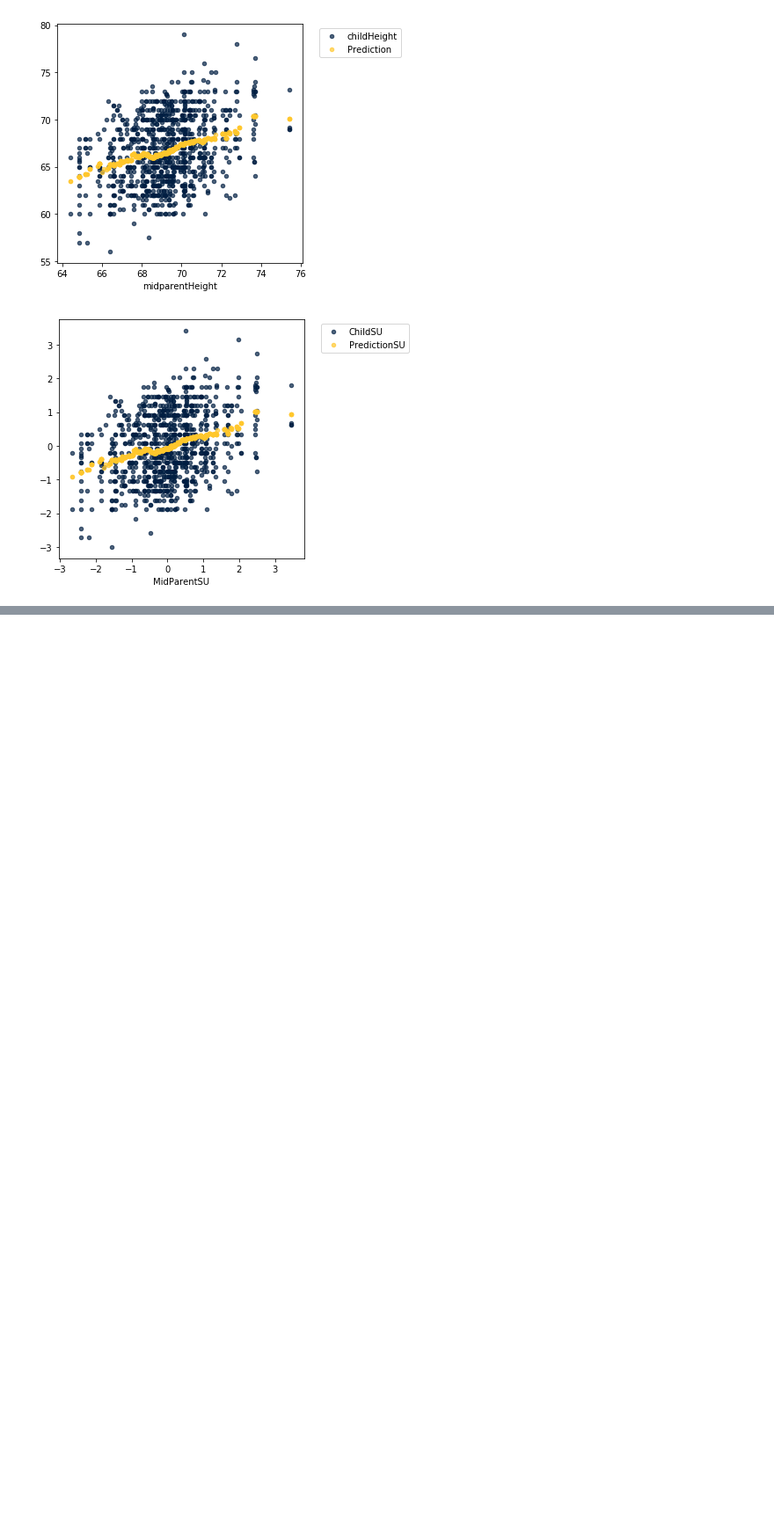
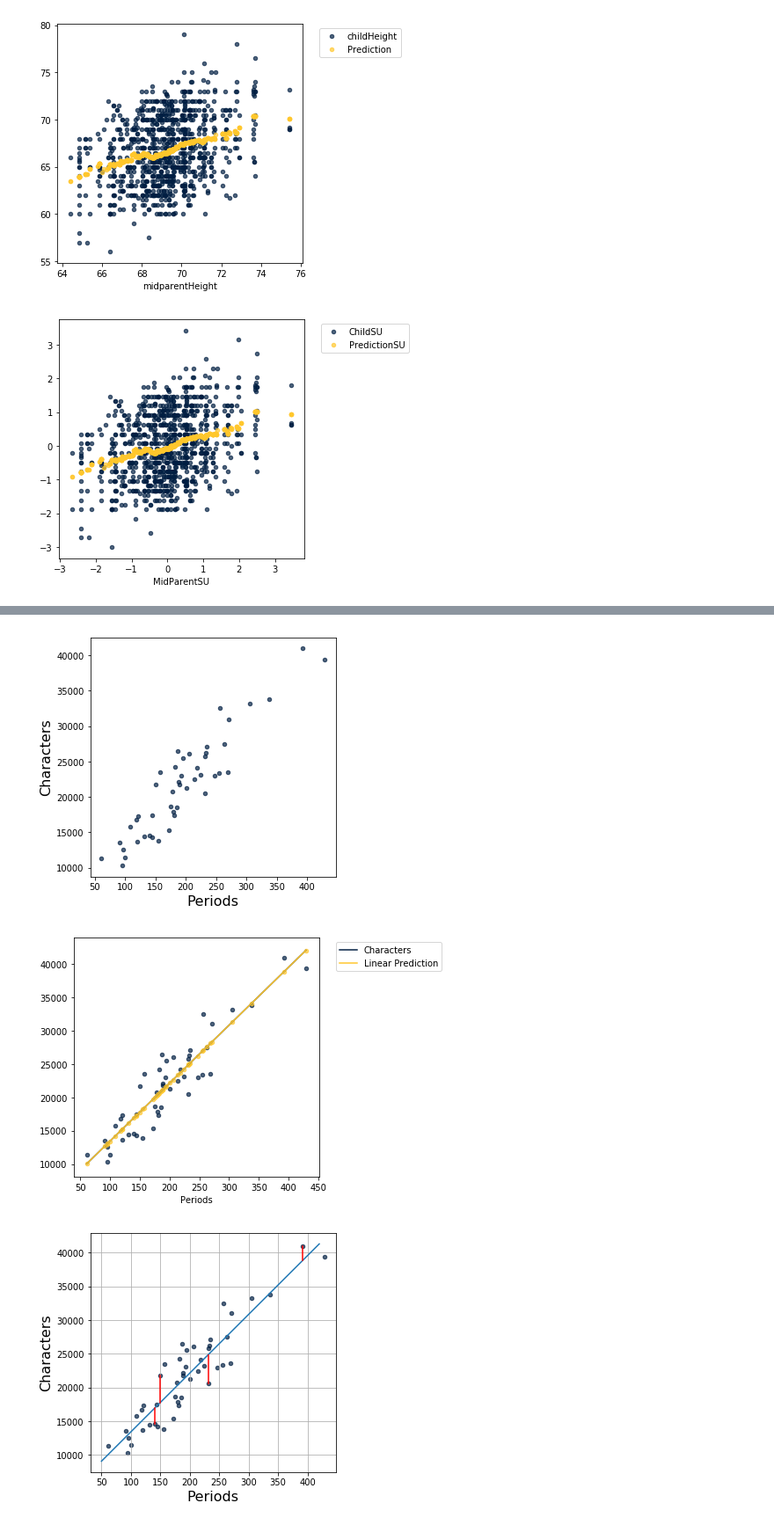
Before and after one commit to luxiaotong/DATA8, a Jupyter notebook: lec15.ipynb, the cells around one changed output, grey strips where cells are left out. Shown: that part at 88% size. Drawn from its saved outputs; the diff is of its cells as text; code cells hidden in the pictures; blank space fills up the shorter version.

```diff
--- a/lec15.ipynb
+++ b/lec15.ipynb
@@ -87,0 +107,62 @@ sn_prefix_table.group('sn_prefix')
+# %%
+# 15.3 The Method of Least Squares
+little_women = Table().read_table('little_women.csv')
+little_women = little_women.select('Periods', 'Characters')
+little_women.scatter('Periods', 'Characters')
+correlation(little_women, 'Periods', 'Characters')
+little_women = little_women.with_column(
+    'Linear Prediction', fit(little_women, 'Periods', 'Characters')
+)
+little_women.scatter('Periods', fit_line=True)
+
+actual = little_women.column('Characters')
+predicted = little_women.column('Linear Prediction')
+errors = actual - predicted
+little_women.with_column('Error', errors)
+
+def lw_errors(lw_reg_slope, lw_reg_intercept):
+    little_women.scatter('Periods', 'Characters')
+    plt.grid()
+
+    # Regression Line
+    x1 = 50
+    x2 = 420
+    y1 = lw_reg_slope * x1 + lw_reg_intercept
+    y2 = lw_reg_slope * x2 + lw_reg_intercept
+    plt.plot([x1, x2], [y1, y2])
+
+    #Error Line
+    x1 = 140
+    x2 = x1
+    y1 = 14622
+    y2 = lw_reg_slope * x2 + lw_reg_intercept
+    plt.plot([x1, x2], [y1, y2], color='red')
+
+    x1 = 150
+    x2 = x1
+    y1 = 21739
+    y2 = lw_reg_slope * x2 + lw_reg_intercept
+    plt.plot([x1, x2], [y1, y2], color='red')
+
+    x1 = 231
+    x2 = x1
+    y1 = 20558
+    y2 = lw_reg_slope * x2 + lw_reg_intercept
+    plt.plot([x1, x2], [y1, y2], color='red')
+
+    x1 = 392
+    x2 = x1
+    y1 = 40935
+    y2 = lw_reg_slope * x2 + lw_reg_intercept
+    plt.plot([x1, x2], [y1, y2], color='red')
+
+#little_women.sort('Periods', descending=True).show()
+lw_reg_slope = slope(little_women, 'Periods', 'Characters')
+lw_reg_intercept = intercept(little_women, 'Periods', 'Characters')
+lw_errors(lw_reg_slope, lw_reg_intercept)
+lw_errors(50, 10000)
+lw_errors(-100, 50000)
+# %% [output]
+[figure, added]
+[figure, added]
+[figure, added]
```
Also changed, not shown: parts of 5 cells of this notebook, 2 other files.
